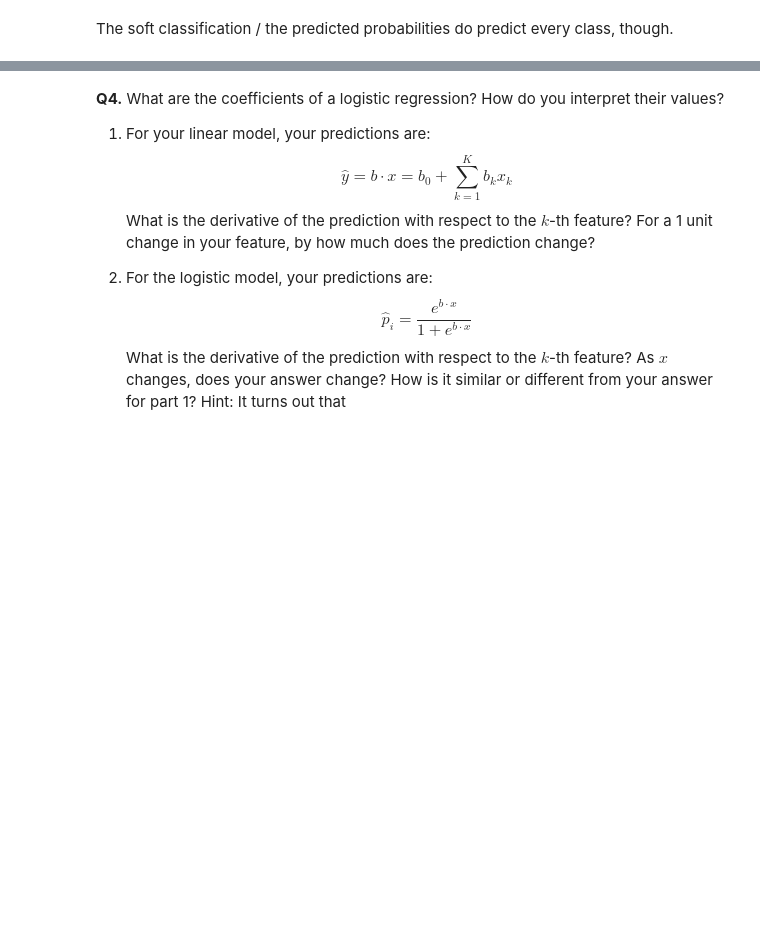
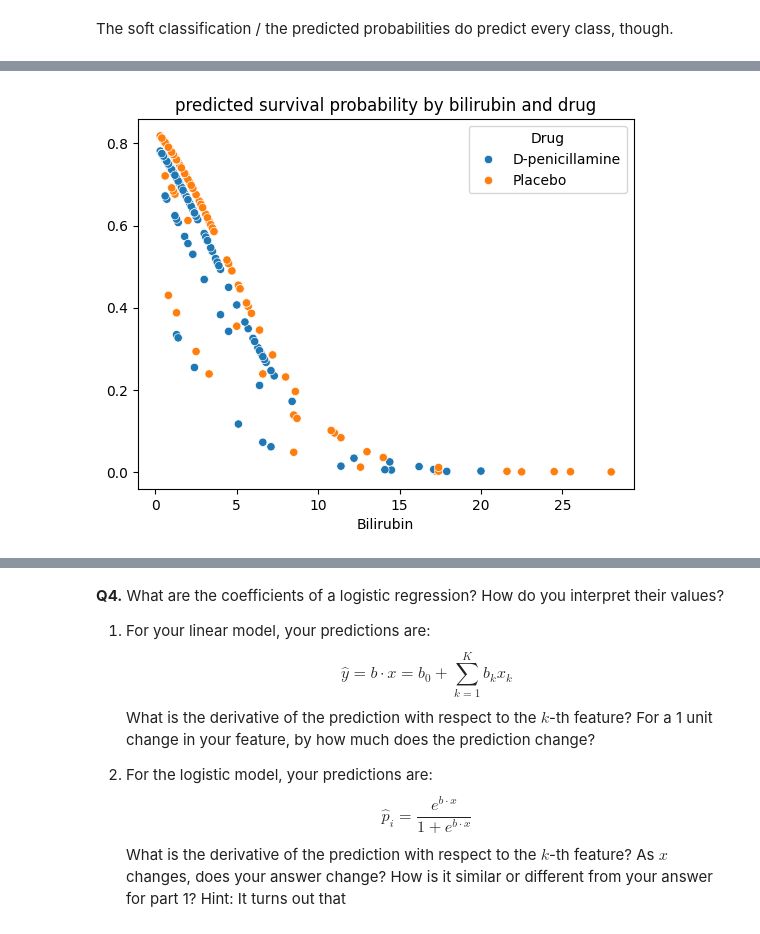
Before and after one commit to syd-nguyen/ds3021-assignments, a Jupyter notebook: assignments/05_assignment_glm.ipynb, the cells around one changed output, grey strips where cells are left out. Saved outputs shown, nothing was run; the diff lists cells and outputs as text; code cells hidden in the pictures; blank space fills up the shorter version.

```diff
--- a/assignments/05_assignment_glm.ipynb
+++ b/assignments/05_assignment_glm.ipynb
@@ -267,0 +292,9 @@ The relevant data are:
+# %%
+edema_ohc = pd.get_dummies(liver['Edema'], dtype=int, drop_first=True)
+drug_ohc = pd.get_dummies(liver['Drug'], dtype=int, drop_first=True)
+# %%
+x_liver = pd.concat([edema_ohc, drug_ohc, liver['Bilirubin']], axis=1)
+y = liver['Status'].isin(['C', 'CL']).astype(int) # C and CL are 1, D is 0
+# %%
+model_liver = LogisticRegression()
+model_liver.fit(x_liver, y)
@@ -267,0 +316,9 @@ The relevant data are:
+# %%
+y_pred_probs_liver = model_liver.predict_proba(x_liver)
+y_pred_probs_liver = [row[1] for row in y_pred_probs_liver]
+# %%
+sns.scatterplot(x=liver['Bilirubin'], y=y_pred_probs_liver, hue=liver['Drug'])
+plt.title('predicted survival probability by bilirubin and drug')
+plt.show()
+# %% [output]
+[figure, added]
```
Also changed, not shown: parts of 29 cells of this notebook.
